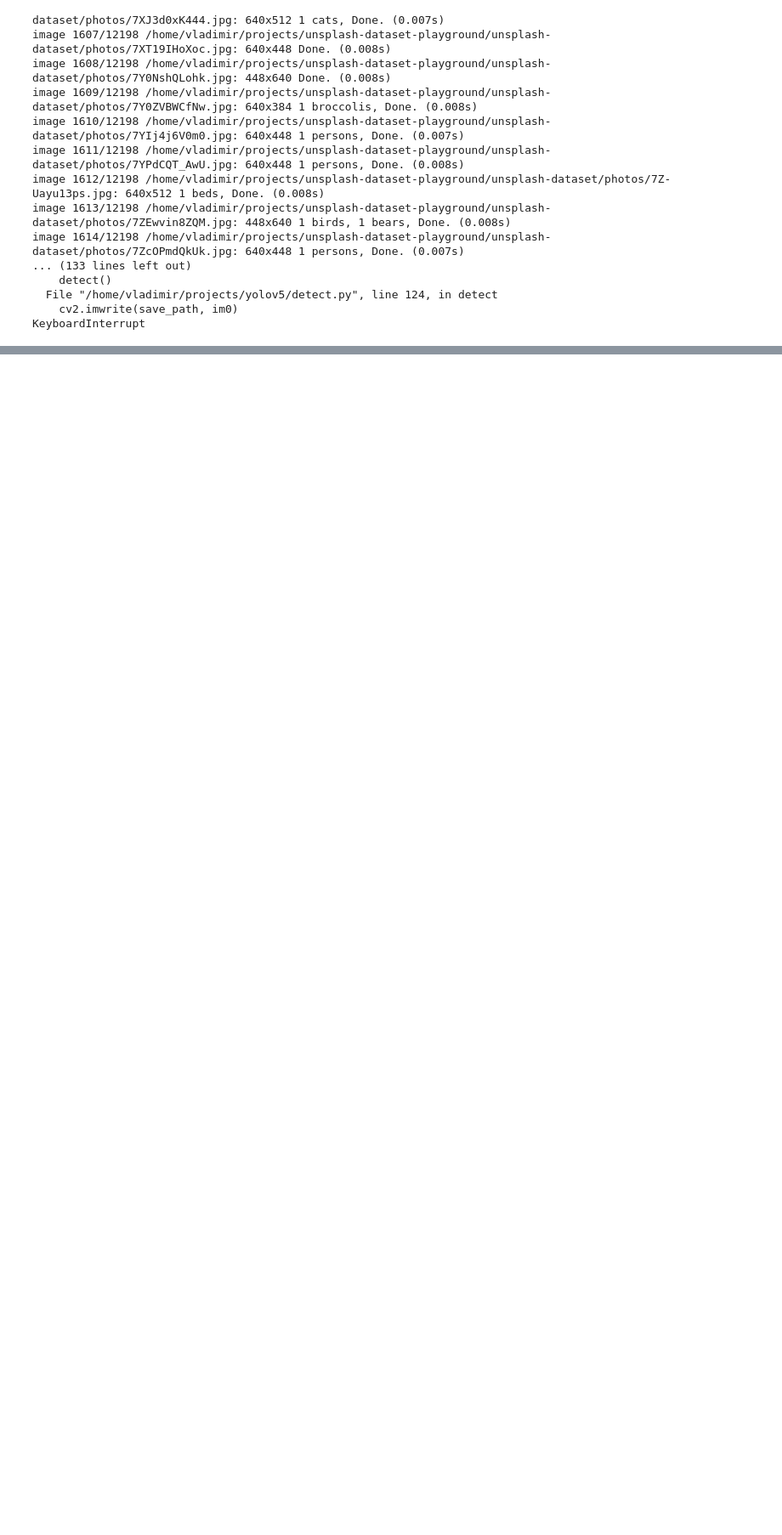
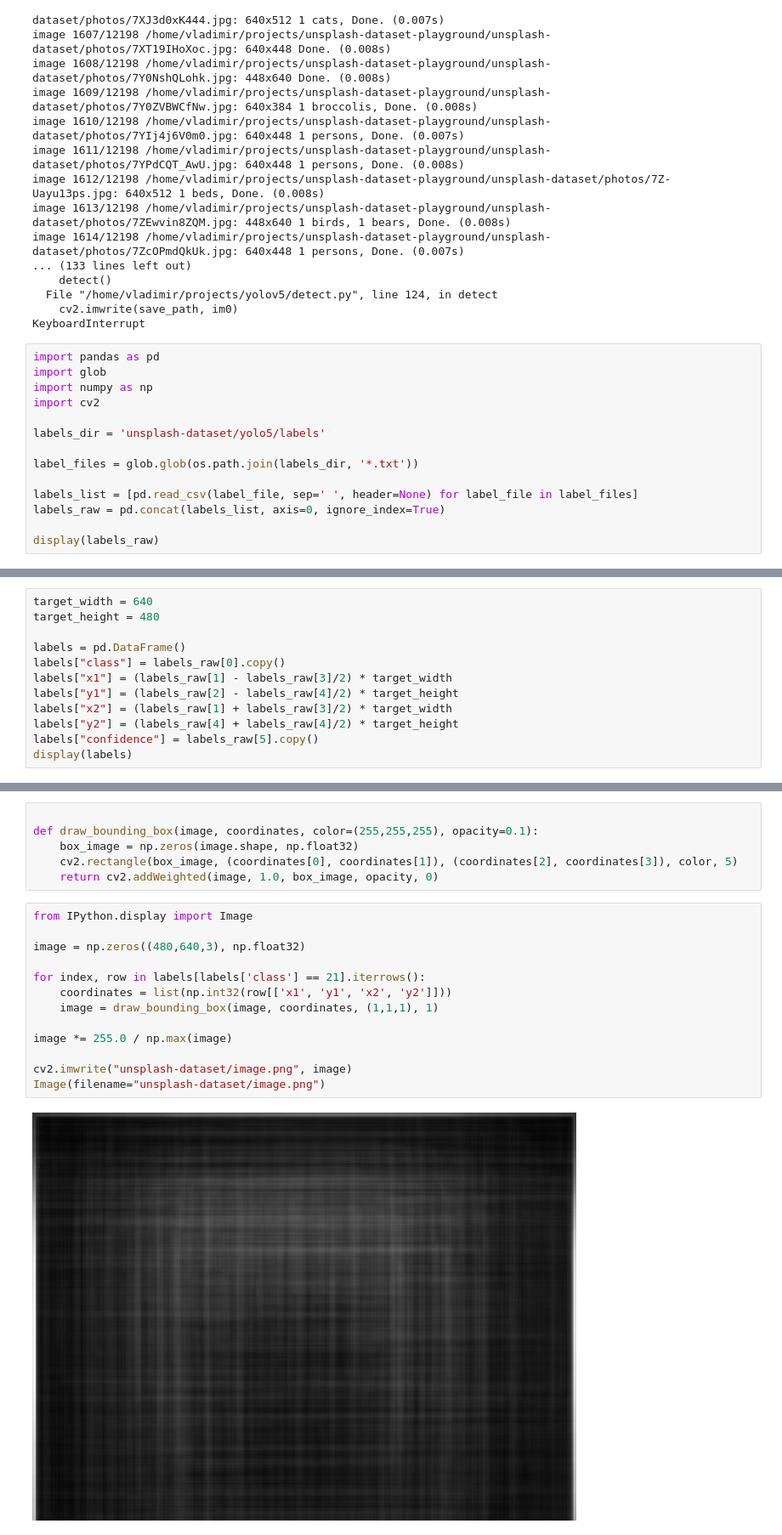
Before and after one commit to haltakov/unsplash-dataset-playground, a Jupyter notebook: scripts/run_yolo.ipynb, the cells around one changed output, grey strips where cells are left out. Shown at 85% size. Drawn from its saved outputs; the diff is of its cells as text; blank space fills up the shorter version.

```diff
--- a/scripts/run_yolo.ipynb
+++ b/scripts/run_yolo.ipynb
@@ -113,3 +115,17 @@ image 1614/12198 /home/vladimir/projects/unsplash-dataset-playground/unsplash-da
   File "/home/vladimir/projects/yolov5/detect.py", line 124, in detect
     cv2.imwrite(save_path, im0)
 KeyboardInterrupt
+# %%
+import pandas as pd
+import glob
+import numpy as np
+import cv2
+
+labels_dir = 'unsplash-dataset/yolo5/labels'
+
+label_files = glob.glob(os.path.join(labels_dir, '*.txt'))
+
+labels_list = [pd.read_csv(label_file, sep=' ', header=None) for label_file in label_files]
+labels_raw = pd.concat(labels_list, axis=0, ignore_index=True)
+
+display(labels_raw)
@@ -115,0 +146,12 @@ KeyboardInterrupt
+# %%
+target_width = 640
+target_height = 480
+
+labels = pd.DataFrame()
+labels["class"] = labels_raw[0].copy()
+labels["x1"] = (labels_raw[1] - labels_raw[3]/2) * target_width
+labels["y1"] = (labels_raw[2] - labels_raw[4]/2) * target_height
+labels["x2"] = (labels_raw[1] + labels_raw[3]/2) * target_width
+labels["y2"] = (labels_raw[4] + labels_raw[4]/2) * target_height
+labels["confidence"] = labels_raw[5].copy()
+display(labels)
@@ -115,0 +172,21 @@ KeyboardInterrupt
+# %%
+
+def draw_bounding_box(image, coordinates, color=(255,255,255), opacity=0.1):
+    box_image = np.zeros(image.shape, np.float32)
+    cv2.rectangle(box_image, (coordinates[0], coordinates[1]), (coordinates[2], coordinates[3]), color, 5)
+    return cv2.addWeighted(image, 1.0, box_image, opacity, 0)
+# %%
+from IPython.display import Image
+
+image = np.zeros((480,640,3), np.float32)
+
+for index, row in labels[labels['class'] == 21].iterrows():
+    coordinates = list(np.int32(row[['x1', 'y1', 'x2', 'y2']]))
+    image = draw_bounding_box(image, coordinates, (1,1,1), 1)
+
+image *= 255.0 / np.max(image)
+
+cv2.imwrite("unsplash-dataset/image.png", image)
+Image(filename="unsplash-dataset/image.png")
+# %% [output]
+[figure, added]
```
Also changed, not shown: parts of 5 cells of this notebook.
